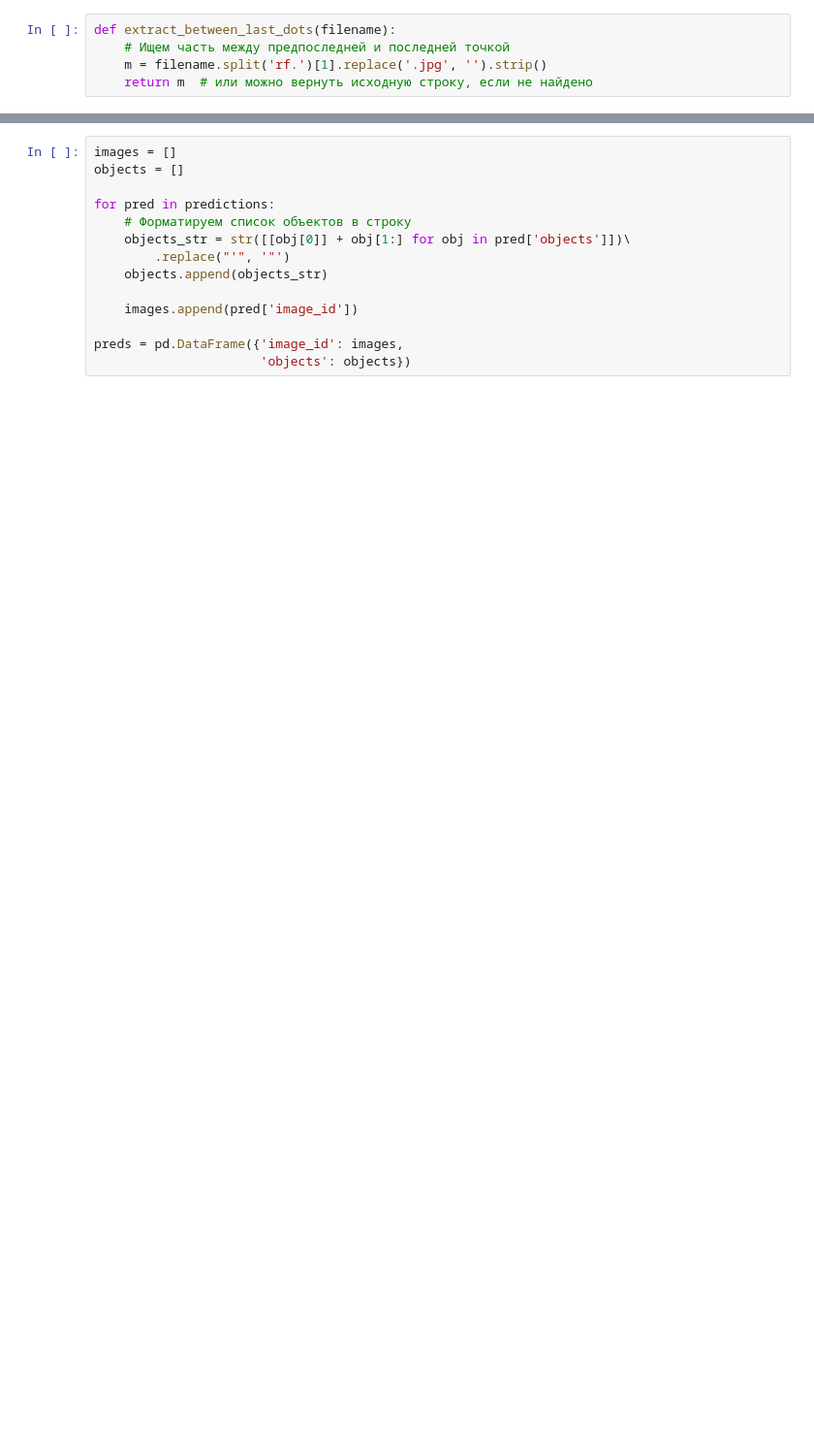
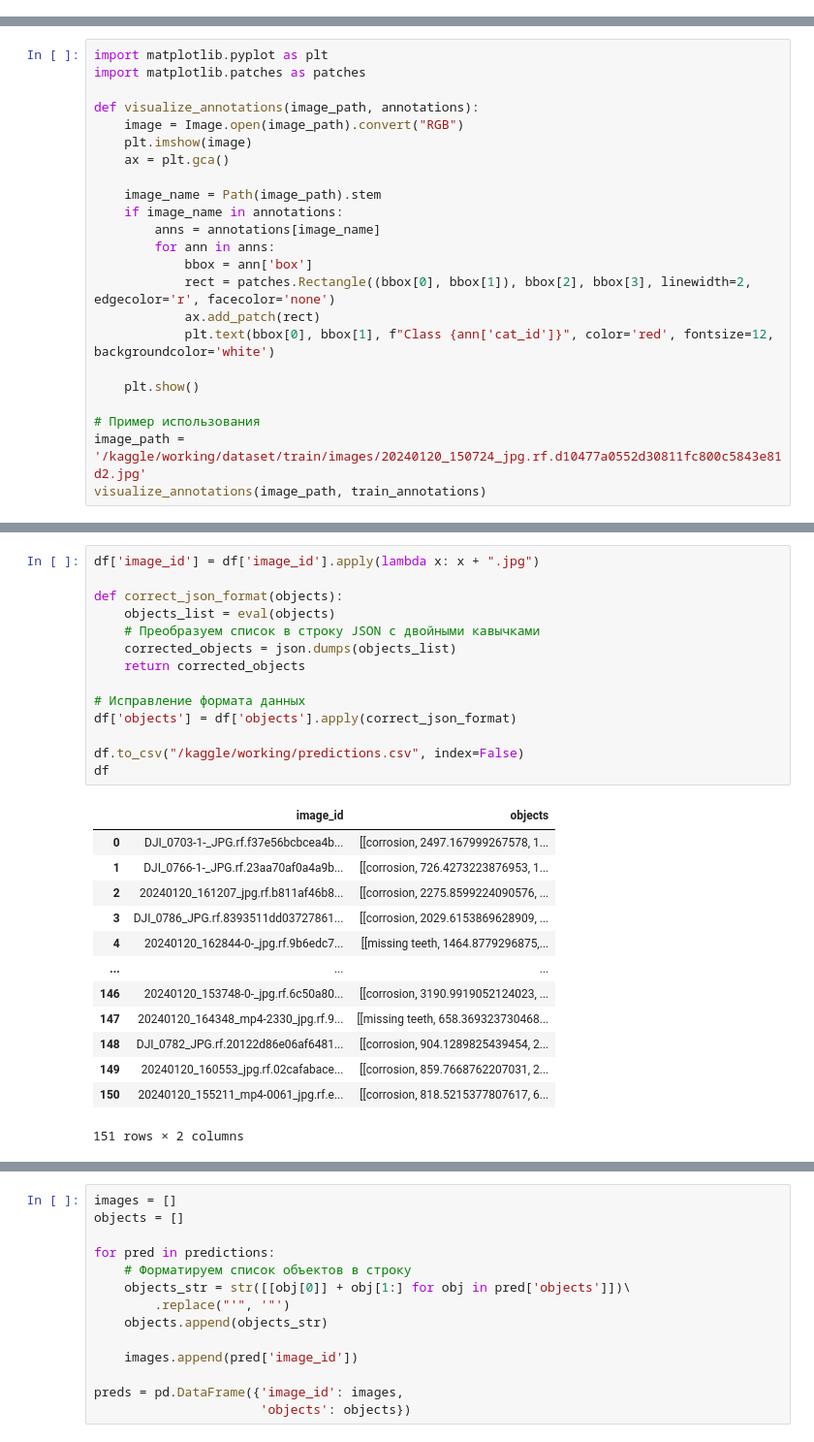
Before and after one commit to sashafromlibertalia/deep-learning-labs, a Jupyter notebook: Lab3.ipynb, the cells around one changed output, grey strips where cells are left out. Shown at 97% size. Cells and saved outputs as stored; diff of their text form; blank space fills up the shorter version.

```diff
--- a/Lab3.ipynb
+++ b/Lab3.ipynb
@@ -70,5 +0,0 @@ with open('/kaggle/input/adadaaf/_annotations.coco.json') as f:
-# %%
-def extract_between_last_dots(filename):
-    # Ищем часть между предпоследней и последней точкой
-    m = filename.split('rf.')[1].replace('.jpg', '').strip()
-    return m  # или можно вернуть исходную строку, если не найдено
@@ -844,0 +438,23 @@ Speed: 6.5ms preprocess, 26.8ms inference, 1.5ms postprocess per image at shape
+# %%
+import matplotlib.pyplot as plt
+import matplotlib.patches as patches
+
+def visualize_annotations(image_path, annotations):
+    image = Image.open(image_path).convert("RGB")
+    plt.imshow(image)
+    ax = plt.gca()
+
+    image_name = Path(image_path).stem
+    if image_name in annotations:
+        anns = annotations[image_name]
+        for ann in anns:
+            bbox = ann['box']
+            rect = patches.Rectangle((bbox[0], bbox[1]), bbox[2], bbox[3], linewidth=2, edgecolor='r', facecolor='none')
+            ax.add_patch(rect)
+            plt.text(bbox[0], bbox[1], f"Class {ann['cat_id']}", color='red', fontsize=12, backgroundcolor='white')
+
+    plt.show()
+
+# Пример использования
+image_path = '/kaggle/working/dataset/train/images/20240120_150724_jpg.rf.d10477a0552d30811fc800c5843e81d2.jpg'
+visualize_annotations(image_path, train_annotations)
@@ -844,0 +949,28 @@ Speed: 6.5ms preprocess, 26.8ms inference, 1.5ms postprocess per image at shape
+# %%
+df['image_id'] = df['image_id'].apply(lambda x: x + ".jpg")
+
+def correct_json_format(objects):
+    objects_list = eval(objects)
+    # Преобразуем список в строку JSON с двойными кавычками
+    corrected_objects = json.dumps(objects_list)
+    return corrected_objects
+
+# Исправление формата данных
+df['objects'] = df['objects'].apply(correct_json_format)
+
+df.to_csv("/kaggle/working/predictions.csv", index=False)
+df
+# %% [output]
+|  | image_id | objects |
+| 0 | DJI_0703-1-_JPG.rf.f37e56bcbcea4b... | [[corrosion, 2497.167999267578, 1... |
+| 1 | DJI_0766-1-_JPG.rf.23aa70af0a4a9b... | [[corrosion, 726.4273223876953, 1... |
+| 2 | 20240120_161207_jpg.rf.b811af46b8... | [[corrosion, 2275.8599224090576, ... |
+| 3 | DJI_0786_JPG.rf.8393511dd03727861... | [[corrosion, 2029.6153869628909, ... |
+| 4 | 20240120_162844-0-_jpg.rf.9b6edc7... | [[missing teeth, 1464.8779296875,... |
+| ... | ... | ... |
+| 146 | 20240120_153748-0-_jpg.rf.6c50a80... | [[corrosion, 3190.9919052124023, ... |
+| 147 | 20240120_164348_mp4-2330_jpg.rf.9... | [[missing teeth, 658.369323730468... |
+| 148 | DJI_0782_JPG.rf.20122d86e06af6481... | [[corrosion, 904.1289825439454, 2... |
+| 149 | 20240120_160553_jpg.rf.02cafabace... | [[corrosion, 859.7668762207031, 2... |
+| 150 | 20240120_155211_mp4-0061_jpg.rf.e... | [[corrosion, 818.5215377807617, 6... |
+151 rows × 2 columns
```
Also changed, not shown: parts of 80 cells of this notebook.
